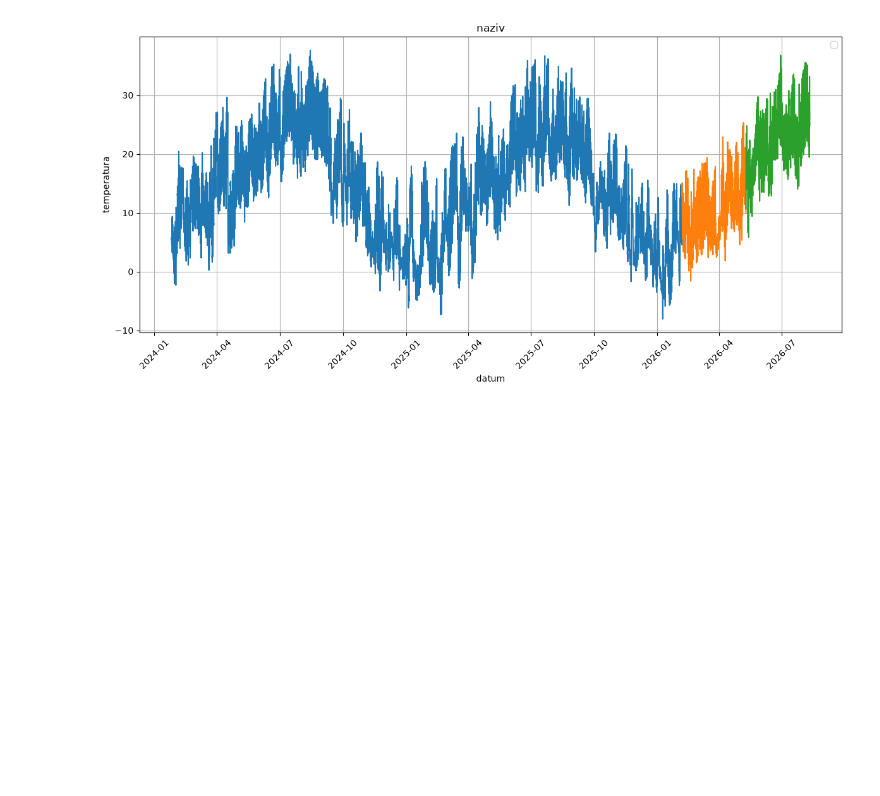
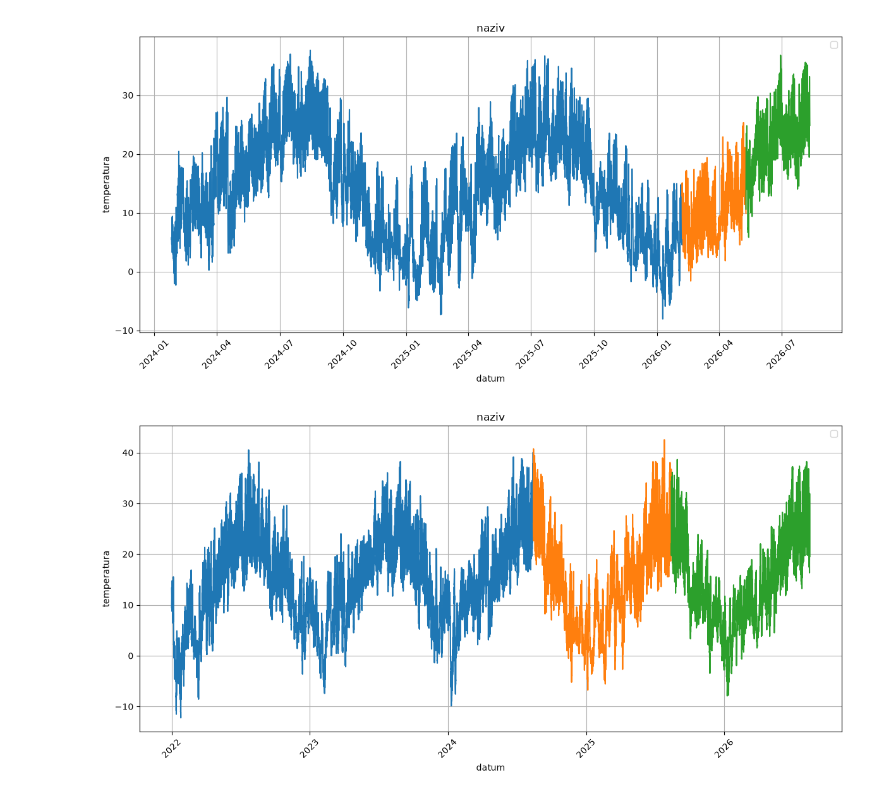
Before and after one commit to matejvu/TemperatureForecasting, a Jupyter notebook: notebooks/feature_exploration.ipynb, the cells around one changed output. Drawn from its saved outputs; the diff is of its cells as text; code cells hidden in the pictures; blank space fills up the shorter version.

Commit message:
sredjeni podaci i podeljeni na test, validation, training

```diff
--- a/notebooks/feature_exploration.ipynb
+++ b/notebooks/feature_exploration.ipynb
@@ -642,3 +634,34 @@ Train: 17817
 Validation: 2227
 Test: 2228
 [figure]
+# %%
+date=df["date"]
+n=len(df)
+
+trening=df[df["date"]<"2024-08-14"]
+validacija=df[(df["date"]>= "2024-08-14")&(df["date"] <"2025-08-14")]
+test=df[df["date"]>= "2025-08-14"]
+
+
+def plot2(x, y, x1, y1, naziv,x11,y22,x3,y3):
+    plt.figure(figsize=(12, 6))
+
+    plt.plot(x, y)
+    plt.plot(x11, y22)
+    plt.plot(x3, y3)
+
+
+    plt.xlabel(x1)
+    plt.ylabel(y1)
+    plt.title(naziv)
+    plt.legend()
+    plt.grid(True)
+
+    plt.xticks(rotation=45)
+    plt.tight_layout()
+
+    plt.show()
+
+plot2(trening["date"],trening["temperature_2m"],"datum","temperatura","naziv",validacija["date"],validacija["temperature_2m"],test["date"],test["temperature_2m"])
+# %% [output]
+[figure, added]
```
Also changed, not shown: parts of 12 cells of this notebook.
